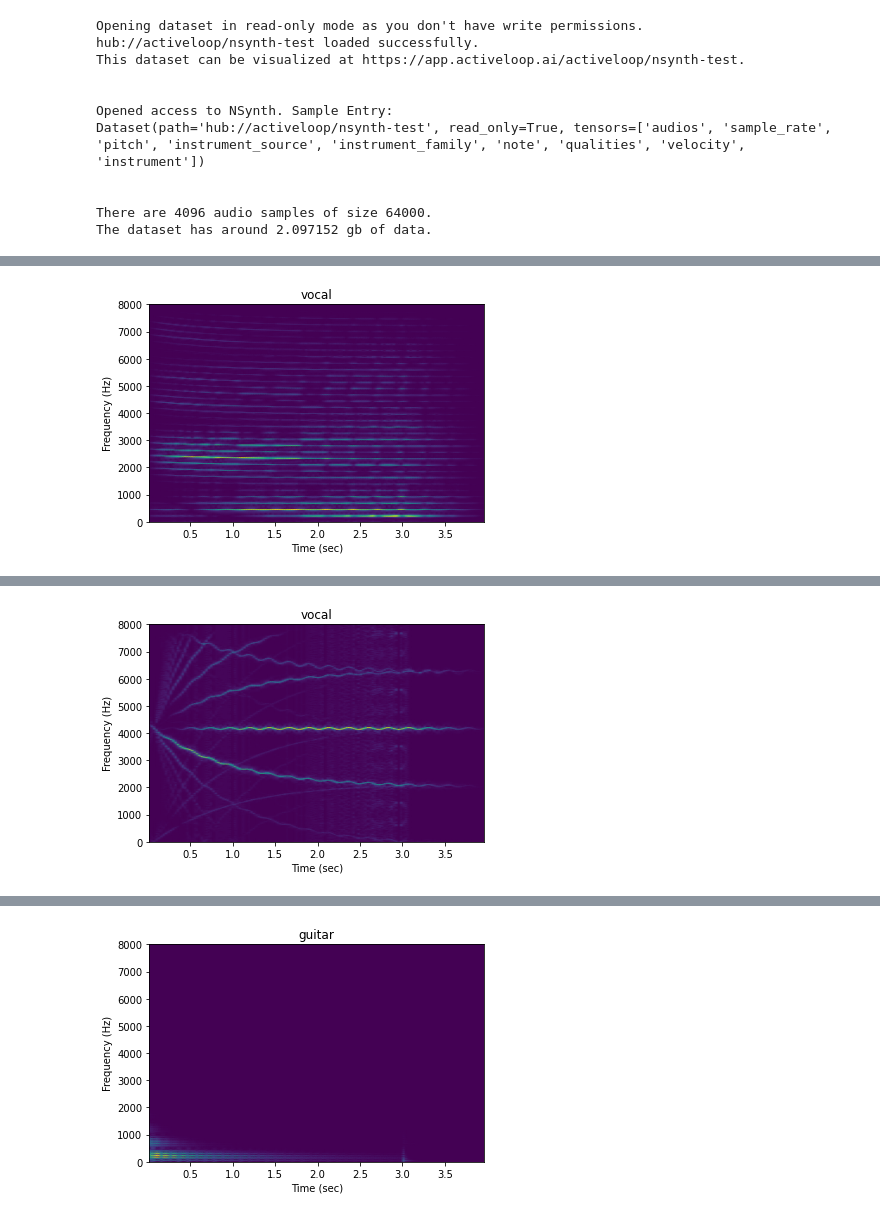
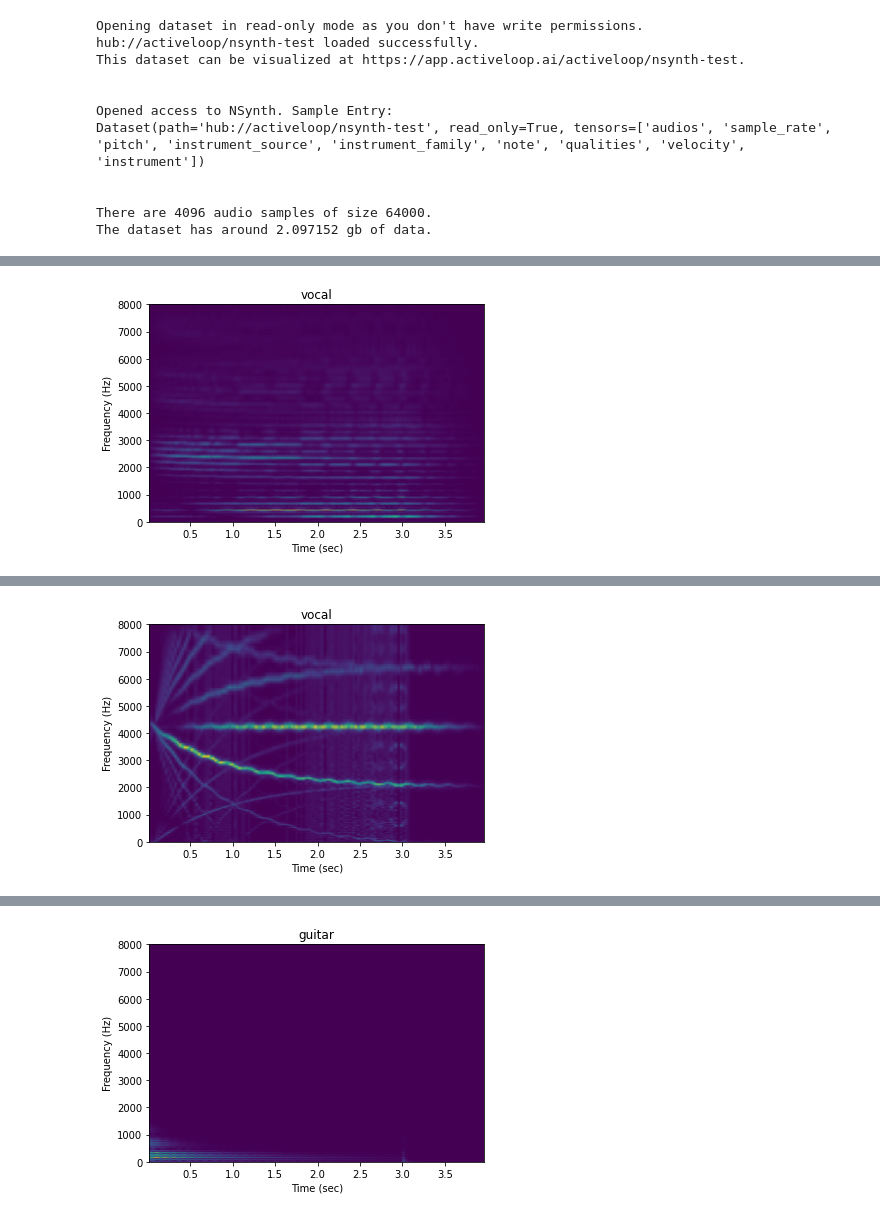
Before and after one commit to jakeval/spectroconv, a Jupyter notebook: data_demo.ipynb, the cells around one changed output, grey strips where cells are left out. Saved outputs shown, nothing was run; the diff lists cells and outputs as text; code cells hidden in the pictures.

```diff
--- a/data_demo.ipynb
+++ b/data_demo.ipynb
@@ -62,39 +67,44 @@ instrument_index = dict([(v,i) for i, v in enumerate(instruments)])
 def clean_samples(samples):
     return samples.reshape((samples.shape[0], samples.shape[1])).astype('float32')
 
 
-def fft(sample, sample_rate, window_size=512):
+def fft(sample, sample_rate, window_size=512, n_mels=None):
     """Create the Spectrogram.
 
     This returns an three arrays F (frequency), T (time), and S (spectrogram).
     The entry S[f,t] is the magnitude of frequency F[f] (in Hz) at time T[t] (in seconds).
     """
     f, t, s = signal.spectrogram(sample, fs=sample_rate, nperseg=window_size, mode='magnitude')
+    if n_mels is not None:
+        n_fft = (s.shape[-2]-1)*2
+        melfb = librosa.filters.mel(sr=sample_rate, n_fft=n_fft, n_mels=n_mels, fmax=f[-1])
+        s = melfb @ s
+        f = librosa.mel_frequencies(n_mels, fmax=f[-1])
     return f, t, s
 
 
 def visualize(f, t, s, instrument):
     plt.pcolormesh(t, f, s, shading='gouraud')
     plt.ylabel('Frequency (Hz)')
     plt.xlabel('Time (sec)')
     plt.title(instrument)
     plt.show()
 
-def fft_visualize(sample, label, sample_rate, window_size=512):
-    visualize(*fft(sample, sample_rate, window_size=window_size), instruments[label])
+def fft_visualize(sample, label, sample_rate, window_size=512, n_mels=None):
+    visualize(*fft(sample, sample_rate, window_size=window_size, n_mels=n_mels), instruments[label])
 
 samples = clean_samples(audio)
 
 number_to_show = 5
 
 for i in range(number_to_show):
-    fft_visualize(samples[i], labels[i], sample_rate)
+    fft_visualize(samples[i], labels[i], sample_rate, n_mels=128)
     show_audio = display.Audio(samples[i], rate=sample_rate)
     display.DisplayHandle().display(show_audio)
 # %% [output]
-[figure, old version]
+[figure, new version]
 [interactive output not drawn]
-[figure, old version]
+[figure, new version]
 [interactive output not drawn]
 [figure]
 [interactive output not drawn]
```
Also changed, not shown: parts of 22 cells of this notebook.
